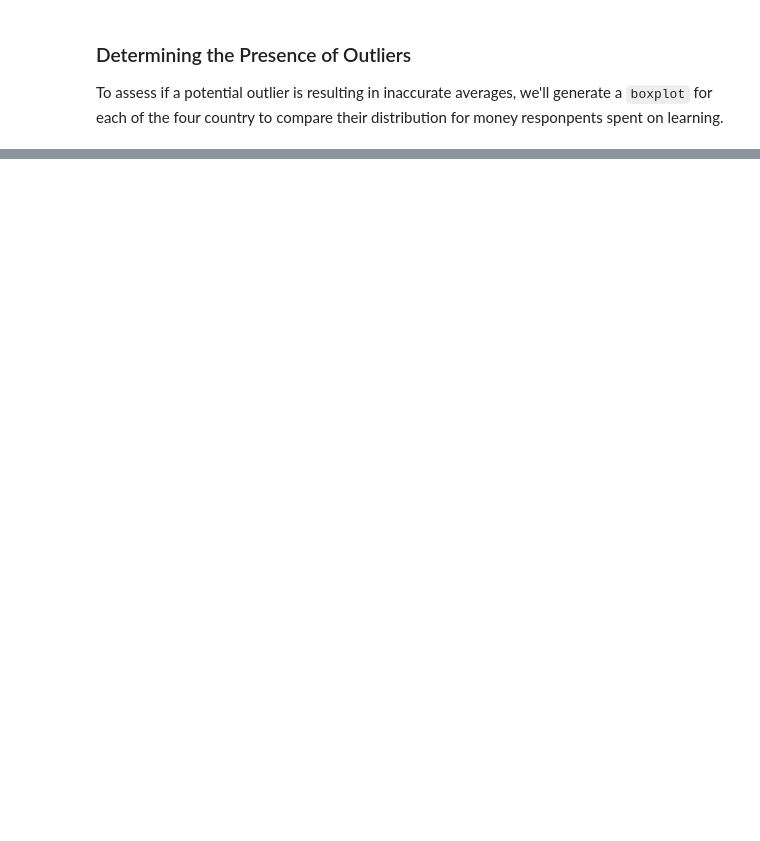
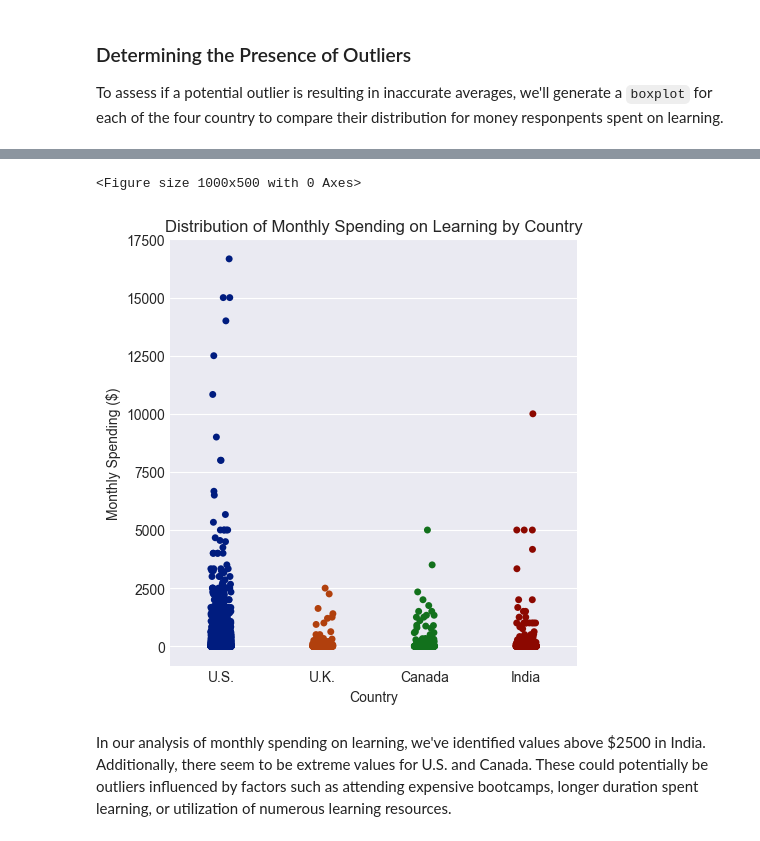
Before and after one commit to shree131/best-market-to-advertise-case_study, a Jupyter notebook: Best_Market_Analysis_Report.ipynb, the cells around one changed output, grey strips where cells are left out. Cells and saved outputs as stored; diff of their text form; code cells hidden in the pictures; blank space fills up the shorter version.

Commit message:
Refined demograhic analysis and conclusion

```diff
--- a/Best_Market_Analysis_Report.ipynb
+++ b/Best_Market_Analysis_Report.ipynb
@@ -906,0 +672,9 @@ Probably focus on advanced concepts rather than basics.
+# %%
+# Remove potential outliers where spending per month is excessively high
+filtered_survey_responses = filtered_survey_responses[filtered_survey_responses['SpentPerMonth'] < 20000]
+
+# Calculate the average spending per month by country
+country_average_spending = filtered_survey_responses.pivot_table(values='SpentPerMonth', index='CountryLive', aggfunc='mean')
+
+# Display the average spending per month sorted in descending order
+round(country_average_spending.sort_values(by='SpentPerMonth', ascending=False), 2)
@@ -906,0 +688,8 @@ Probably focus on advanced concepts rather than basics.
+# %%
+# Generate a scatterplot to compare the distribution of money spent per month by country
+compareDistribution(filtered_survey_responses, 'CountryLive', 'SpentPerMonth', ['U.S.', 'U.K.', 'Canada', 'India'])
+# %% [output]
+<Figure size 1000x500 with 0 Axes>
+[figure, added]
+# %% [markdown]
+In our analysis of monthly spending on learning, we've identified values above $2500 in India. Additionally, there seem to be extreme values for U.S. and Canada. These could potentially be outliers influenced by factors such as attending expensive bootcamps, longer duration spent learning, or utilization of numerous learning resources.
```
Also changed, not shown: parts of 75 cells of this notebook.
